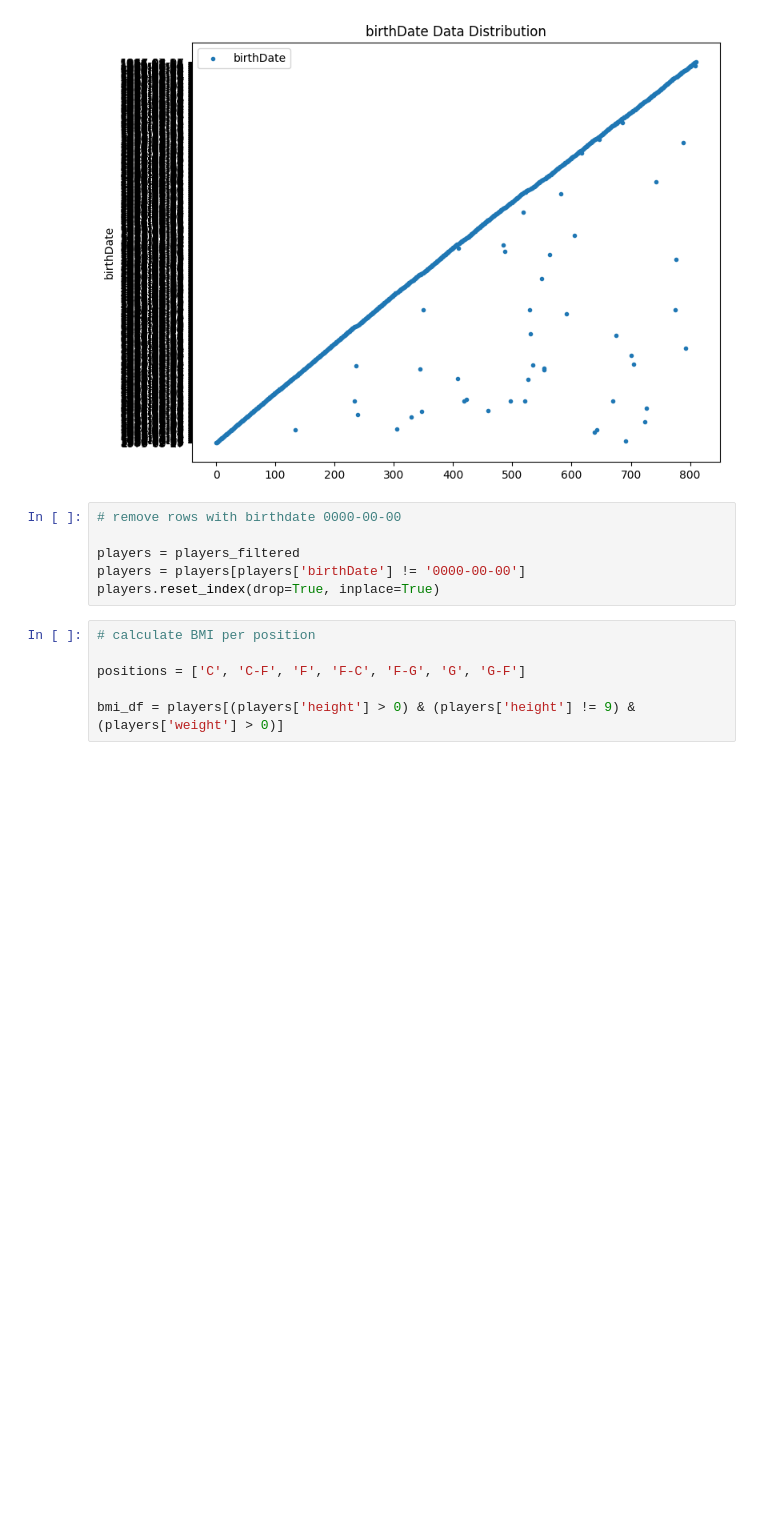
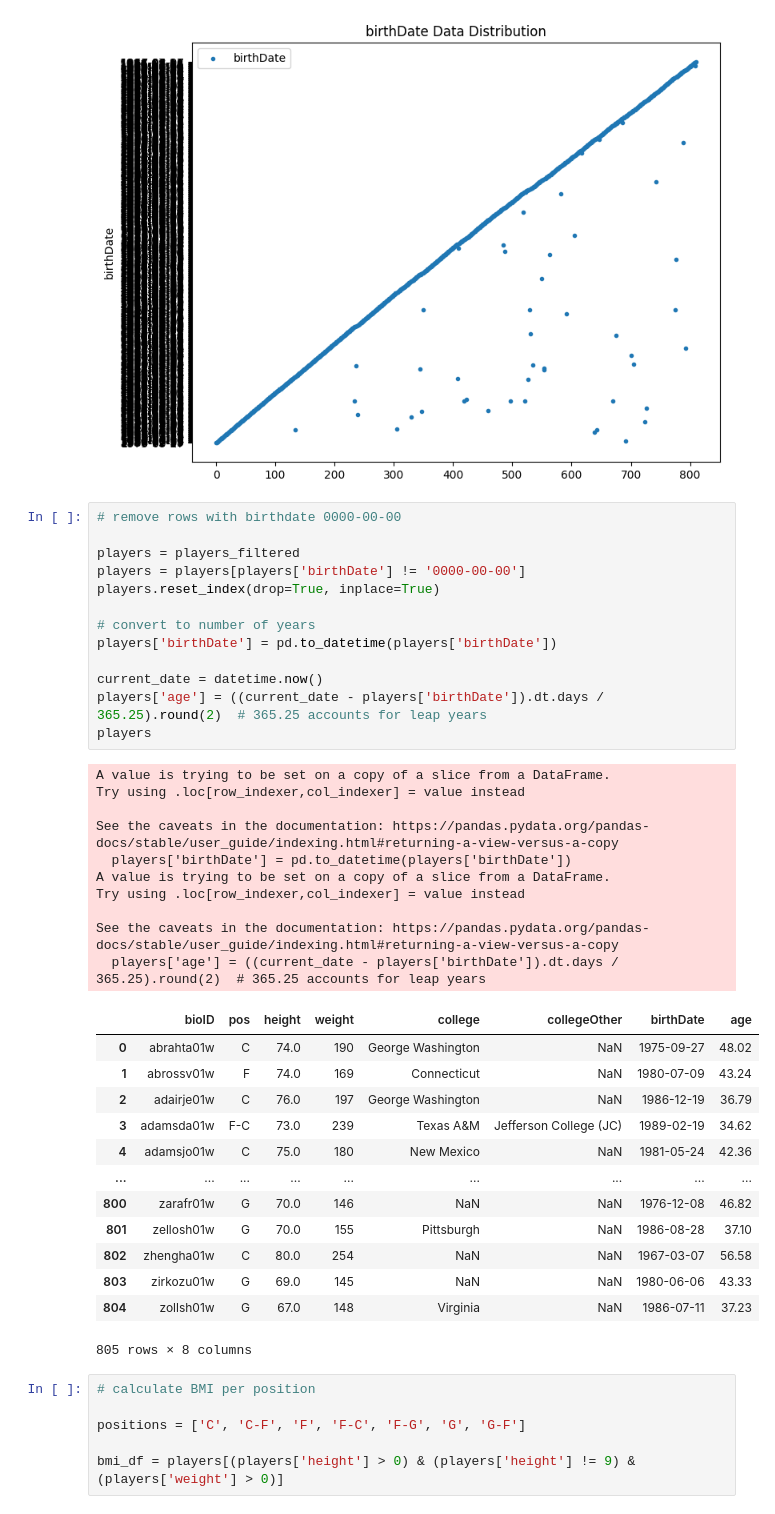
Before and after one commit to 13luiscabral13/AC, a Jupyter notebook: notebook.ipynb, the cells around one changed output. Cells and saved outputs as stored; diff of their text form; blank space fills up the shorter version.

```diff
--- a/notebook.ipynb
+++ b/notebook.ipynb
@@ -307,9 +308,40 @@ for column in columns_filtered:
 # %%
 # remove rows with birthdate 0000-00-00
 
 players = players_filtered
 players = players[players['birthDate'] != '0000-00-00']
 players.reset_index(drop=True, inplace=True)
+
+# convert to number of years
+players['birthDate'] = pd.to_datetime(players['birthDate'])
+
+current_date = datetime.now()
+players['age'] = ((current_date - players['birthDate']).dt.days / 365.25).round(2)  # 365.25 accounts for leap years
+players
+# %% [output]
+A value is trying to be set on a copy of a slice from a DataFrame.
+Try using .loc[row_indexer,col_indexer] = value instead
+
+See the caveats in the documentation: https://pandas.pydata.org/pandas-docs/stable/user_guide/indexing.html#returning-a-view-versus-a-copy
+  players['birthDate'] = pd.to_datetime(players['birthDate'])
+A value is trying to be set on a copy of a slice from a DataFrame.
+Try using .loc[row_indexer,col_indexer] = value instead
+
+See the caveats in the documentation: https://pandas.pydata.org/pandas-docs/stable/user_guide/indexing.html#returning-a-view-versus-a-copy
+  players['age'] = ((current_date - players['birthDate']).dt.days / 365.25).round(2)  # 365.25 accounts for leap years
+|  | bioID | pos | height | weight | college | collegeOther | birthDate | age |
+| 0 | abrahta01w | C | 74.0 | 190 | George Washington | NaN | 1975-09-27 | 48.02 |
+| 1 | abrossv01w | F | 74.0 | 169 | Connecticut | NaN | 1980-07-09 | 43.24 |
+| 2 | adairje01w | C | 76.0 | 197 | George Washington | NaN | 1986-12-19 | 36.79 |
+| 3 | adamsda01w | F-C | 73.0 | 239 | Texas A&M | Jefferson College (JC) | 1989-02-19 | 34.62 |
+| 4 | adamsjo01w | C | 75.0 | 180 | New Mexico | NaN | 1981-05-24 | 42.36 |
+| ... | ... | ... | ... | ... | ... | ... | ... | ... |
+| 800 | zarafr01w | G | 70.0 | 146 | NaN | NaN | 1976-12-08 | 46.82 |
+| 801 | zellosh01w | G | 70.0 | 155 | Pittsburgh | NaN | 1986-08-28 | 37.10 |
+| 802 | zhengha01w | C | 80.0 | 254 | NaN | NaN | 1967-03-07 | 56.58 |
+| 803 | zirkozu01w | G | 69.0 | 145 | NaN | NaN | 1980-06-06 | 43.33 |
+| 804 | zollsh01w | G | 67.0 | 148 | Virginia | NaN | 1986-07-11 | 37.23 |
+805 rows × 8 columns
 # %%
 # calculate BMI per position
 
```
Also changed, not shown: parts of 6 cells of this notebook, 2 other files.
